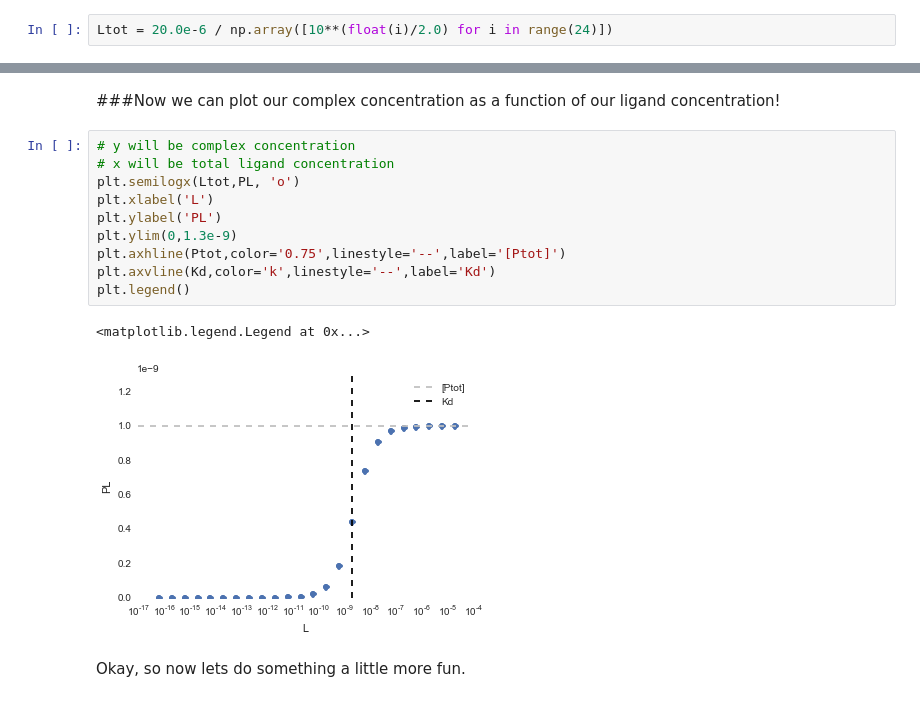
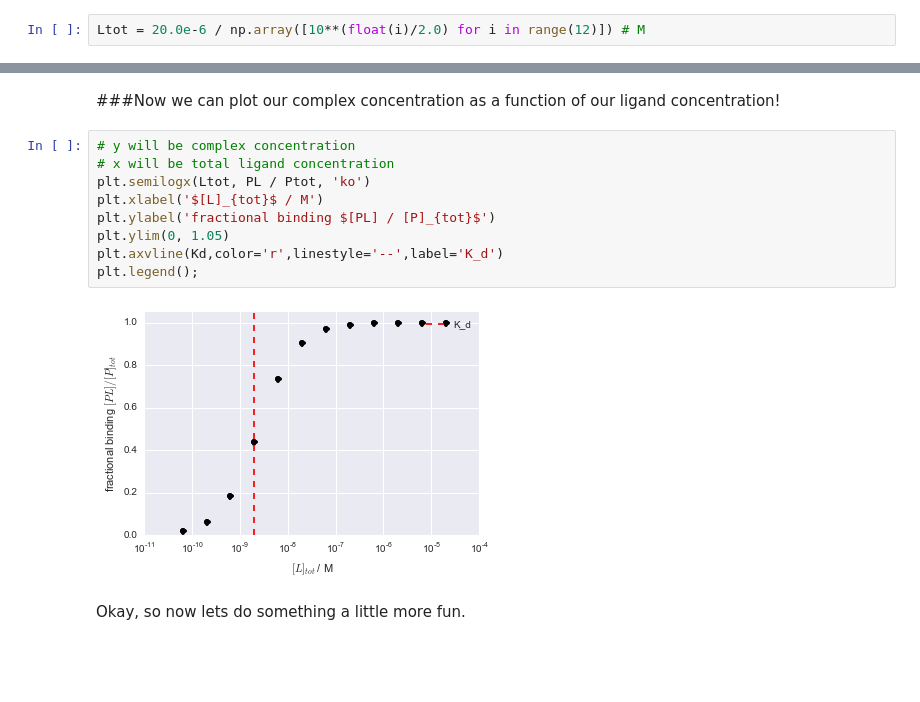
Before and after one commit to choderalab/assaytools, a Jupyter notebook: examples/binding-assay-modeling/Just Modeling - Two Component Binding.ipynb, the cells around one changed output, grey strips where cells are left out. Drawn from its saved outputs; the diff is of its cells as text; blank space fills up the shorter version.

Commit message:
Cleanup of "Just Modeling - Two Component Binding" notebook.

```diff
--- a/examples/binding-assay-modeling/Just Modeling - Two Component Binding.ipynb
+++ b/examples/binding-assay-modeling/Just Modeling - Two Component Binding.ipynb
@@ -38,3 +38,3 @@ The ligand concentration will be in half log dilution from 20 uM ligand.
 # %%
-Ltot = 20.0e-6 / np.array([10**(float(i)/2.0) for i in range(24)])
+Ltot = 20.0e-6 / np.array([10**(float(i)/2.0) for i in range(12)]) # M
 # %% [markdown]
@@ -115,16 +109,14 @@ print PL
 # %%
 # y will be complex concentration
 # x will be total ligand concentration
-plt.semilogx(Ltot,PL, 'o')
-plt.xlabel('L')
-plt.ylabel('PL')
-plt.ylim(0,1.3e-9)
-plt.axhline(Ptot,color='0.75',linestyle='--',label='[Ptot]')
-plt.axvline(Kd,color='k',linestyle='--',label='Kd')
-plt.legend()
+plt.semilogx(Ltot, PL / Ptot, 'ko')
+plt.xlabel('$[L]_{tot}$ / M')
+plt.ylabel('fractional binding $[PL] / [P]_{tot}$')
+plt.ylim(0, 1.05)
+plt.axvline(Kd,color='r',linestyle='--',label='K_d')
+plt.legend();
 # %% [output]
-<matplotlib.legend.Legend at 0x...>
-[figure, old version]
+[figure, new version]
 # %% [markdown]
 Okay, so now lets do something a little more fun.
 # %% [markdown]
```
Also changed, not shown: parts of 26 cells of this notebook.
